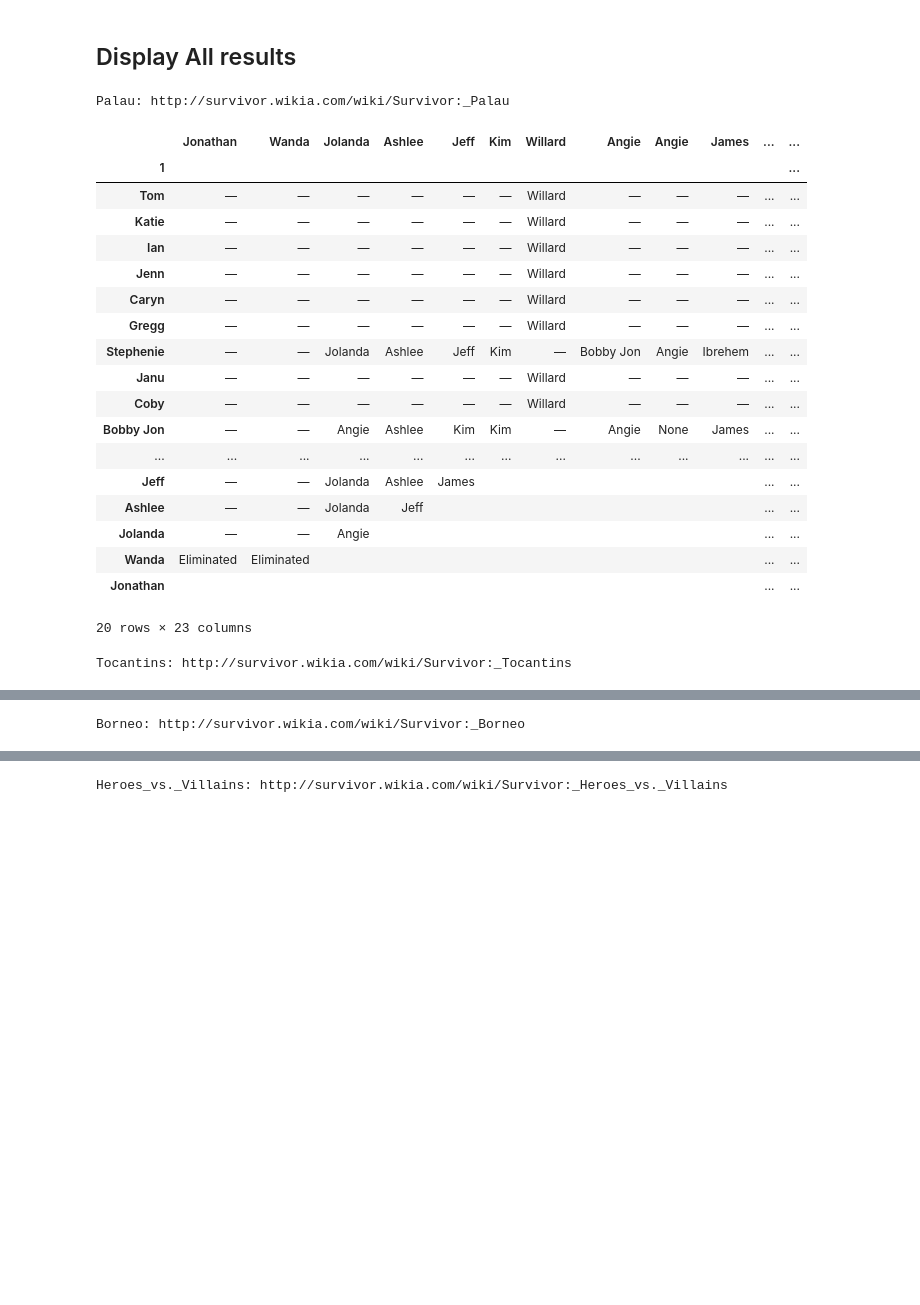
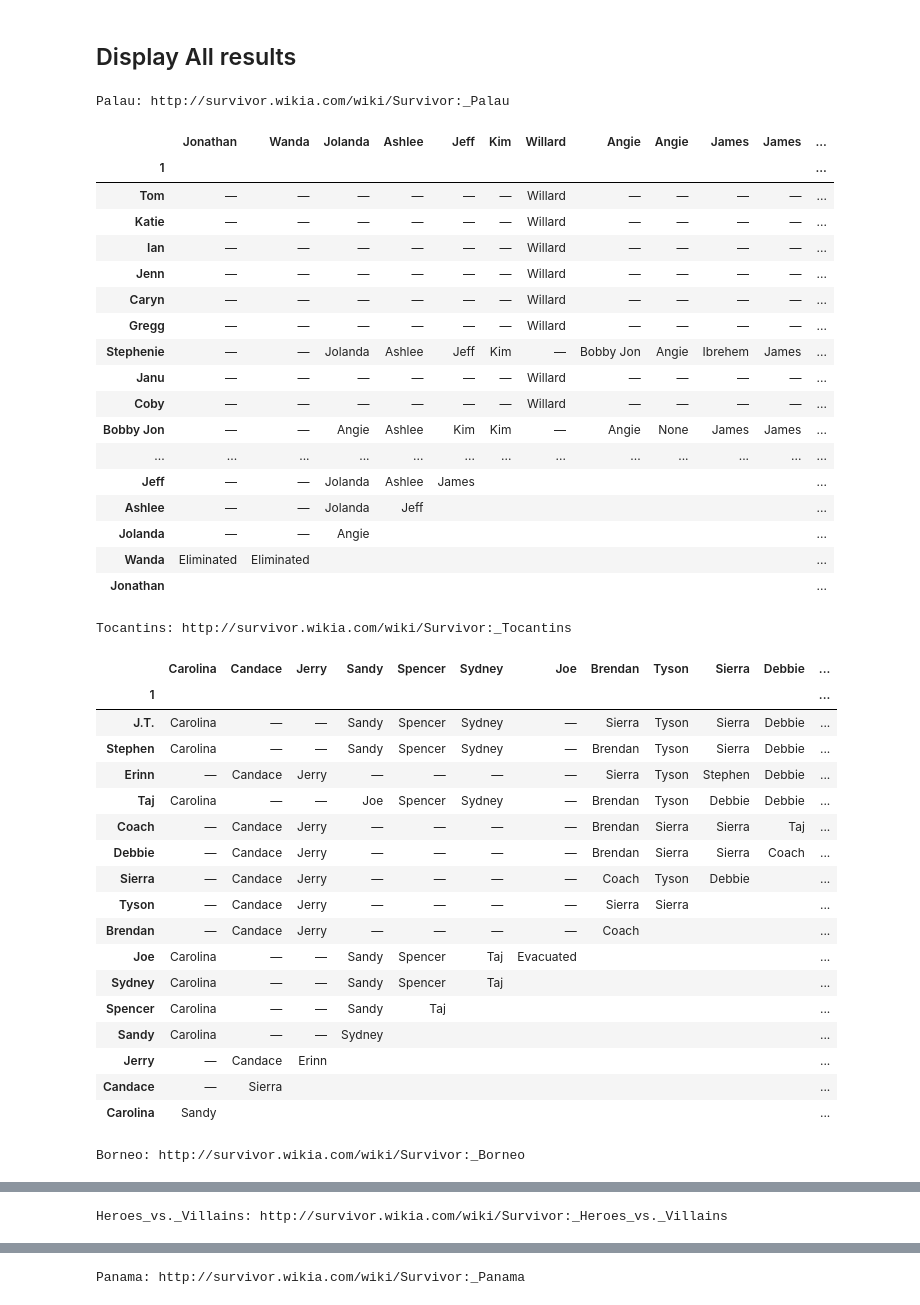
Before and after one commit to bchugit/Survivor-Project, a Jupyter notebook: wiki_scrape.ipynb, the cells around one changed output, grey strips where cells are left out. Saved outputs shown, nothing was run; the diff lists cells and outputs as text; code cells hidden in the pictures; blank space fills up the shorter version.

Commit message:
identify jury votes

```diff
--- a/wiki_scrape.ipynb
+++ b/wiki_scrape.ipynb
@@ -89,6 +91,19 @@ def get_voting_results(url):
     votes = votes[votes.columns[[range(len(eliminated))]]]
     # rename columns to be the eliminated contestants
     votes.columns = [e.strip() for e in eliminated]
+
+    # Embed Jury Vote info into votes table (otherwise inconsistent)
+    # -- to find out how many contestants went to final counsel
+    # -- find "Jury Vote" in the episode guide and count the rowspan
+    try:
+        jury_vote = soup.find(id='Episode_Guide') \
+                        .find_next('td', text=re.compile(r"Jury Vote"))
+        num_at_final_counsel = int(jury_vote['rowspan'])
+        votes.iloc[:num_at_final_counsel, -num_at_final_counsel:] = "Jury Vote"
+    except TypeError:
+        # This catches current season, which hasn't gone to jury yet
+        pass
+
     return votes
 
 def get_season_info(url="http://survivor.wikia.com/wiki/Main_Page"):
@@ -150,29 +184,48 @@ get_voting_results(seasons['San_Juan_del_Sur']['url'])
 # %% [markdown]
 ## Display All results
 # %%
+pd.set_option("display.max_columns", 50)
 for k in seasons.keys():
     season = seasons[k]
     print "{}: {}".format(k, season['url'])
     dis.display(season['votes'])
 # %% [output]
 Palau: http://survivor.wikia.com/wiki/Survivor:_Palau
-|  | Jonathan | Wanda | Jolanda | Ashlee | Jeff | Kim | Willard | Angie | Angie | James | ... | ... |
+|  | Jonathan | Wanda | Jolanda | Ashlee | Jeff | Kim | Willard | Angie | Angie | James | James | ... |
 | 1 |  |  |  |  |  |  |  |  |  |  |  | ... |
-| Tom | — | — | — | — | — | — | Willard | — | — | — | ... | ... |
-| Katie | — | — | — | — | — | — | Willard | — | — | — | ... | ... |
-| Ian | — | — | — | — | — | — | Willard | — | — | — | ... | ... |
-| Jenn | — | — | — | — | — | — | Willard | — | — | — | ... | ... |
-| Caryn | — | — | — | — | — | — | Willard | — | — | — | ... | ... |
-| Gregg | — | — | — | — | — | — | Willard | — | — | — | ... | ... |
-| Stephenie | — | — | Jolanda | Ashlee | Jeff | Kim | — | Bobby Jon | Angie | Ibrehem | ... | ... |
-| Janu | — | — | — | — | — | — | Willard | — | — | — | ... | ... |
-| Coby | — | — | — | — | — | — | Willard | — | — | — | ... | ... |
-| Bobby Jon | — | — | Angie | Ashlee | Kim | Kim | — | Angie | None | James | ... | ... |
+| Tom | — | — | — | — | — | — | Willard | — | — | — | — | ... |
+| Katie | — | — | — | — | — | — | Willard | — | — | — | — | ... |
+| Ian | — | — | — | — | — | — | Willard | — | — | — | — | ... |
+| Jenn | — | — | — | — | — | — | Willard | — | — | — | — | ... |
+| Caryn | — | — | — | — | — | — | Willard | — | — | — | — | ... |
+| Gregg | — | — | — | — | — | — | Willard | — | — | — | — | ... |
+| Stephenie | — | — | Jolanda | Ashlee | Jeff | Kim | — | Bobby Jon | Angie | Ibrehem | James | ... |
+| Janu | — | — | — | — | — | — | Willard | — | — | — | — | ... |
+| Coby | — | — | — | — | — | — | Willard | — | — | — | — | ... |
+| Bobby Jon | — | — | Angie | Ashlee | Kim | Kim | — | Angie | None | James | James | ... |
 | ... | ... | ... | ... | ... | ... | ... | ... | ... | ... | ... | ... | ... |
-| Jeff | — | — | Jolanda | Ashlee | James |  |  |  |  |  | ... | ... |
-| Ashlee | — | — | Jolanda | Jeff |  |  |  |  |  |  | ... | ... |
-| Jolanda | — | — | Angie |  |  |  |  |  |  |  | ... | ... |
-| Wanda | Eliminated | Eliminated |  |  |  |  |  |  |  |  | ... | ... |
-| Jonathan |  |  |  |  |  |  |  |  |  |  | ... | ... |
+| Jeff | — | — | Jolanda | Ashlee | James |  |  |  |  |  |  | ... |
+| Ashlee | — | — | Jolanda | Jeff |  |  |  |  |  |  |  | ... |
+| Jolanda | — | — | Angie |  |  |  |  |  |  |  |  | ... |
+| Wanda | Eliminated | Eliminated |  |  |  |  |  |  |  |  |  | ... |
+| Jonathan |  |  |  |  |  |  |  |  |  |  |  | ... |
-20 rows × 23 columns
+Tocantins: http://survivor.wikia.com/wiki/Survivor:_Tocantins
+|  | Carolina | Candace | Jerry | Sandy | Spencer | Sydney | Joe | Brendan | Tyson | Sierra | Debbie | ... |
+| 1 |  |  |  |  |  |  |  |  |  |  |  | ... |
+| J.T. | Carolina | — | — | Sandy | Spencer | Sydney | — | Sierra | Tyson | Sierra | Debbie | ... |
+| Stephen | Carolina | — | — | Sandy | Spencer | Sydney | — | Brendan | Tyson | Sierra | Debbie | ... |
+| Erinn | — | Candace | Jerry | — | — | — | — | Sierra | Tyson | Stephen | Debbie | ... |
+| Taj | Carolina | — | — | Joe | Spencer | Sydney | — | Brendan | Tyson | Debbie | Debbie | ... |
+| Coach | — | Candace | Jerry | — | — | — | — | Brendan | Sierra | Sierra | Taj | ... |
+| Debbie | — | Candace | Jerry | — | — | — | — | Brendan | Sierra | Sierra | Coach | ... |
+| Sierra | — | Candace | Jerry | — | — | — | — | Coach | Tyson | Debbie |  | ... |
+| Tyson | — | Candace | Jerry | — | — | — | — | Sierra | Sierra |  |  | ... |
+| Brendan | — | Candace | Jerry | — | — | — | — | Coach |  |  |  | ... |
+| Joe | Carolina | — | — | Sandy | Spencer | Taj | Evacuated |  |  |  |  | ... |
+| Sydney | Carolina | — | — | Sandy | Spencer | Taj |  |  |  |  |  | ... |
+| Spencer | Carolina | — | — | Sandy | Taj |  |  |  |  |  |  | ... |
+| Sandy | Carolina | — | — | Sydney |  |  |  |  |  |  |  | ... |
+| Jerry | — | Candace | Erinn |  |  |  |  |  |  |  |  | ... |
+| Candace | — | Sierra |  |  |  |  |  |  |  |  |  | ... |
+| Carolina | Sandy |  |  |  |  |  |  |  |  |  |  | ... |
-Tocantins: http://survivor.wikia.com/wiki/Survivor:_Tocantins
+Borneo: http://survivor.wikia.com/wiki/Survivor:_Borneo
@@ -197 +250 @@ Tocantins: http://survivor.wikia.com/wiki/Survivor:_Tocantins
-Borneo: http://survivor.wikia.com/wiki/Survivor:_Borneo
+Heroes_vs._Villains: http://survivor.wikia.com/wiki/Survivor:_Heroes_vs._Villains
@@ -216 +269 @@ Borneo: http://survivor.wikia.com/wiki/Survivor:_Borneo
-Heroes_vs._Villains: http://survivor.wikia.com/wiki/Survivor:_Heroes_vs._Villains
+Panama: http://survivor.wikia.com/wiki/Survivor:_Panama
```
Also changed, not shown: parts of 3 cells of this notebook, 1 other file.
